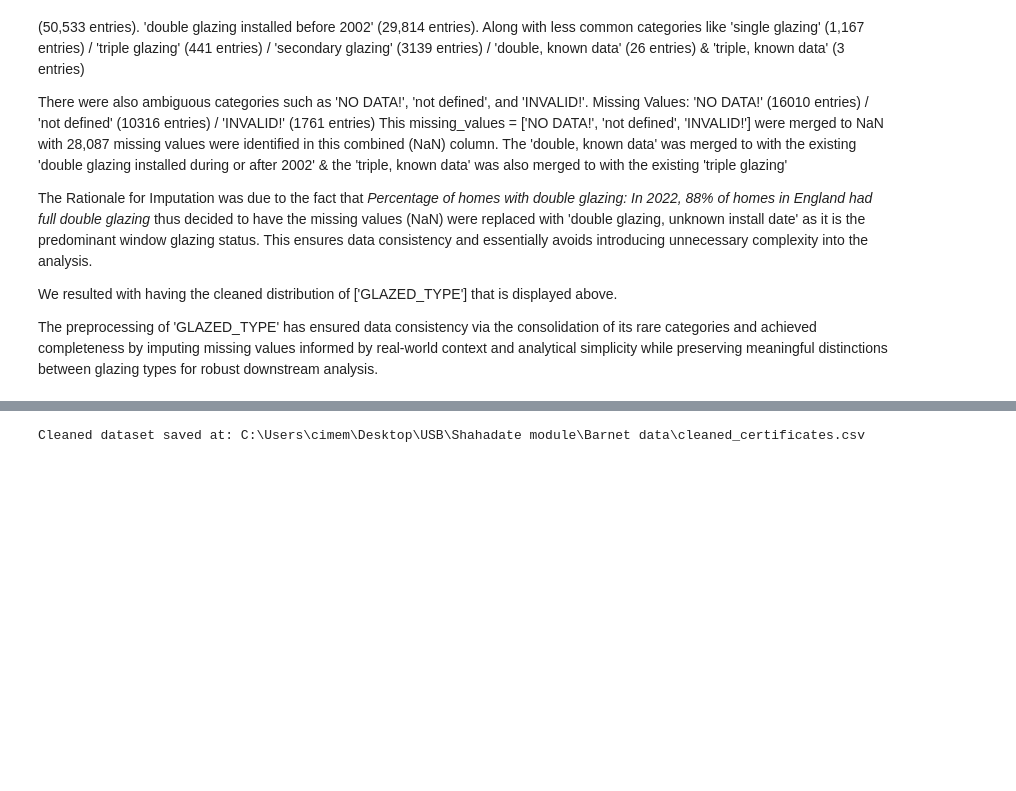
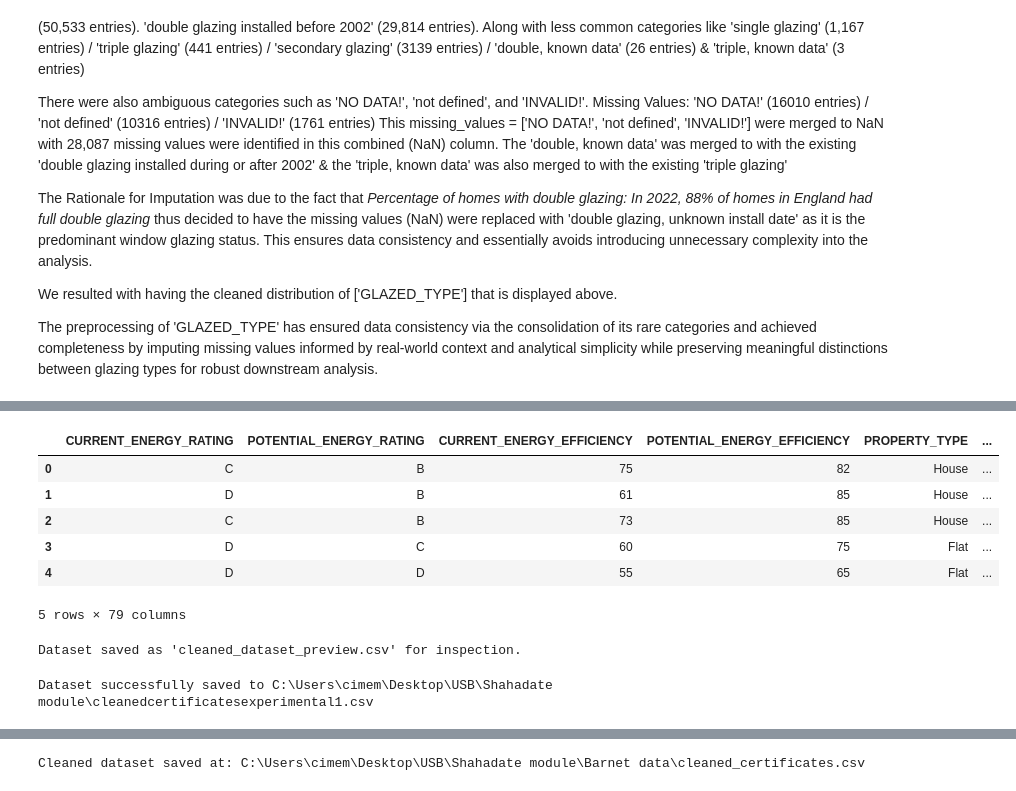
Before and after one commit to cimem37/CO617-Data-Science-CW1, a Jupyter notebook: Data Sciense assignment CO617.ipynb, the cells around one changed output, grey strips where cells are left out. Cells and saved outputs as stored; diff of their text form; code cells hidden in the pictures; blank space fills up the shorter version.

```diff
--- a/Data Sciense assignment CO617.ipynb
+++ b/Data Sciense assignment CO617.ipynb
@@ -654,0 +627,11 @@ KeyError: "['NUMBER_OPEN_FIREPLACES', 'PHOTO_SUPPLY', 'WIND_TURBINE_COUNT'] not
+# %%
+import pandas as pd
+
+# Drop the 'WIND_TURBINE_COUNT' column
+df_cleaned.drop(columns=['WIND_TURBINE_COUNT'], inplace=True)
+
+# Display the count and names of remaining columns
+remaining_columns = df_cleaned.columns
+print(f"Remaining Columns Count: {len(remaining_columns)}")
+print("Remaining Columns:")
+print(remaining_columns.tolist())
@@ -654,0 +1233,25 @@ KeyError: "['NUMBER_OPEN_FIREPLACES', 'PHOTO_SUPPLY', 'WIND_TURBINE_COUNT'] not
+# %%
+# Normalize the column to ensure consistency
+df_cleaned['LIGHTING_ENV_EFF'] = df_cleaned['LIGHTING_ENV_EFF'].str.strip().str.lower()
+
+# Define the mapping for encoding
+efficiency_mapping = {
+    'very good': 5,  # Highest rating
+    'good': 4,
+    'average': 3,
+    'poor': 2,
+    'very poor': 1   # Lowest rating
+}
+
+# Apply the mapping to the LIGHTING_ENV_EFF column
+df_cleaned['LIGHTING_ENV_EFF_ENCODED'] = df_cleaned['LIGHTING_ENV_EFF'].map(efficiency_mapping)
+
+# Verify the encoding
+print("Encoded Value Counts for 'LIGHTING_ENV_EFF':")
+print(df_cleaned['LIGHTING_ENV_EFF_ENCODED'].value_counts())
+
+# Check for unmapped values
+unmapped = df_cleaned[df_cleaned['LIGHTING_ENV_EFF_ENCODED'].isnull()]
+if not unmapped.empty:
+    print("\nUnmapped Values in 'LIGHTING_ENV_EFF':")
+    print(unmapped[['LIGHTING_ENV_EFF']].drop_duplicates())
@@ -654,0 +1267,36 @@ KeyError: "['NUMBER_OPEN_FIREPLACES', 'PHOTO_SUPPLY', 'WIND_TURBINE_COUNT'] not
+# %%
+df_cleaned.head()
+# %% [output]
+|  | CURRENT_ENERGY_RATING | POTENTIAL_ENERGY_RATING | CURRENT_ENERGY_EFFICIENCY | POTENTIAL_ENERGY_EFFICIENCY | PROPERTY_TYPE | ... |
+| 0 | C | B | 75 | 82 | House | ... |
+| 1 | D | B | 61 | 85 | House | ... |
+| 2 | C | B | 73 | 85 | House | ... |
+| 3 | D | C | 60 | 75 | Flat | ... |
+| 4 | D | D | 55 | 65 | Flat | ... |
+5 rows × 79 columns
+# %%
+df_cleaned.to_csv('cleaned_dataset_preview.csv', index=False)
+print("Dataset saved as 'cleaned_dataset_preview.csv' for inspection.")
+# %% [output]
+Dataset saved as 'cleaned_dataset_preview.csv' for inspection.
+# %%
+# Drop the original columns (keep only the encoded ones)
+columns_to_drop = [
+    'CURRENT_ENERGY_RATING', 'POTENTIAL_ENERGY_RATING', 'HOT_WATER_ENERGY_EFF',
+    'HOT_WATER_ENV_EFF', 'WINDOWS_ENERGY_EFF', 'WINDOWS_ENV_EFF', 'WALLS_ENERGY_EFF',
+    'WALLS_ENV_EFF', 'ROOF_ENERGY_EFF', 'ROOF_ENV_EFF', 'MAINHEAT_ENERGY_EFF',
+    'MAINHEAT_ENV_EFF', 'MAINHEATC_ENERGY_EFF', 'MAINHEATC_ENV_EFF',
+    'LIGHTING_ENERGY_EFF', 'LIGHTING_ENV_EFF'
+]
+
+df_cleaned = df_cleaned.drop(columns=columns_to_drop)
+
+# Specify the path for saving the new CSV
+save_path = r'C:\Users\cimem\Desktop\USB\Shahadate module\cleanedcertificatesexperimental1.csv'
+
+# Save the dataset to the specified path
+df_cleaned.to_csv(save_path, index=False)
+
+print(f"Dataset successfully saved to {save_path}")
+# %% [output]
+Dataset successfully saved to C:\Users\cimem\Desktop\USB\Shahadate module\cleanedcertificatesexperimental1.csv
```
Also changed, not shown: parts of 57 cells of this notebook.
